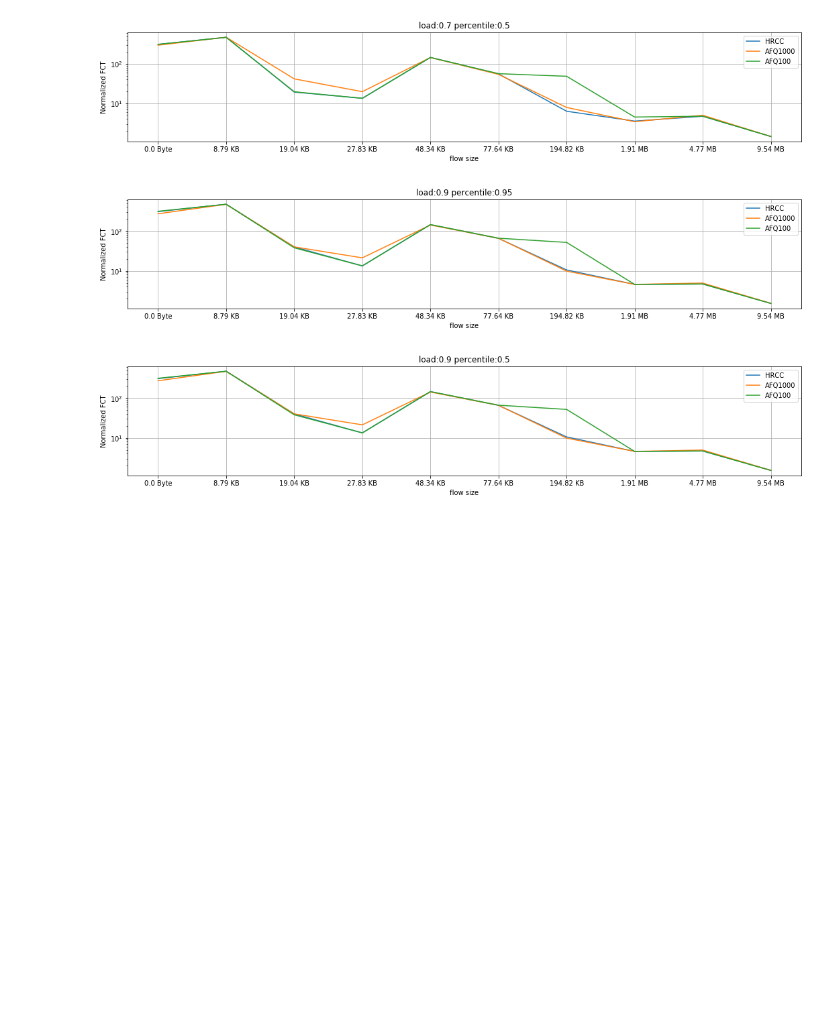
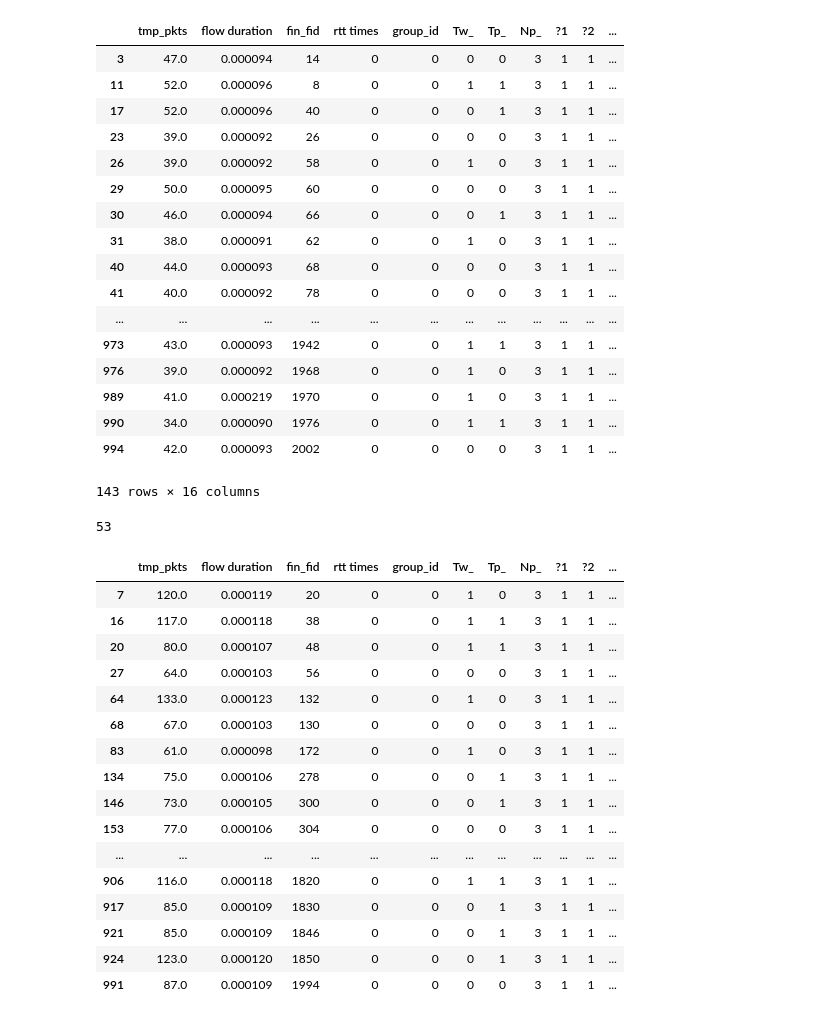
Before and after one commit to Peixuan670/HyLine, a Jupyter notebook: singlenode_bottleneck/notebook/FCT.ipynb, the cells around one changed output. Saved outputs shown, nothing was run; the diff lists cells and outputs as text; code cells hidden in the pictures; blank space fills up the shorter version.

```diff
--- a/singlenode_bottleneck/notebook/FCT.ipynb
+++ b/singlenode_bottleneck/notebook/FCT.ipynb
@@ -128,3 +148,0 @@ class FCT:
-# %%
-FCT_analysis = FCT("/home/ovs2/lining/Gearbox/automatic/", "Topology-incast-singlenode.tcl", 100, \
-                  [.1, .2, .3, .4, .5, .6, .7, .8, .9, .95], ["AFQ10", "HRCC", "DropTail", "AFQ100", "AFQ1000"])
@@ -131,18 +181,24 @@ FCT_analysis = FCT("/home/ovs2/lining/Gearbox/automatic/", "Topology-incast-sing
 # %%
-# Byte
-flow_size=[0, 6, 13, 19, 33, 53, 133, 1333, 3333, 6667, float('inf')]
-print([FCT_analysis.humanbytes(i*1500) for i in flow_size])
-algs=["AFQ10", "HRCC", "DropTail", "AFQ100", "AFQ1000"]
-algs=["HRCC", "AFQ1000", "AFQ100"]
-# when scale = [0,0], there is no adjust to the graph
-scale=[150,100]
-scale=[0,0]
-FCT_analysis.plot_FCT_percentile_fix_load(algs, .3, .95, flow_size, scale)
-FCT_analysis.plot_FCT_percentile_fix_load(algs, .3, .5, flow_size, scale)
-FCT_analysis.plot_FCT_percentile_fix_load(algs, .5, .95, flow_size, scale)
-FCT_analysis.plot_FCT_percentile_fix_load(algs, .5, .5, flow_size, scale)
-FCT_analysis.plot_FCT_percentile_fix_load(algs, .7, .95, flow_size, scale)
-FCT_analysis.plot_FCT_percentile_fix_load(algs, .7, .5, flow_size, scale)
-FCT_analysis.plot_FCT_percentile_fix_load(algs, .9, .95, flow_size, scale)
-FCT_analysis.plot_FCT_percentile_fix_load(algs, .9, .5, flow_size, scale)
+if __name__ == '__main__':
+    FCT_analysis = FCT("/home/ovs2/lining/Gearbox/automatic/obsolete/", "Topology-incast-singlenode.tcl",\
+                   1000, \
+                   [.1, .2, .3, .4, .5, .6, .7, .8, .9, .95], \
+                   # ["AFQ10", "HRCC", "DropTail", "AFQ100", "AFQ1000",\
+                   ["DropTail-100", "DropTail-200", "DropTail", "DropTail-500", "DropTail-1000", "DropTail-1500", "DropTail-2000"])
+    # Byte
+    flow_size=[0, 6, 13, 19, 33, 53, 133, 1333, 3333, 6667, float('inf')]
+    print([FCT_analysis.humanbytes(i*1500) for i in flow_size])
+    #algs=["AFQ10", "HRCC", "DropTail", "AFQ100", "AFQ1000"]
+    #algs=["HRCC", "AFQ1000", "AFQ100"]
+    algs=["DropTail-100", "DropTail-200", "DropTail", "DropTail-500", "DropTail-1000", "DropTail-1500", "DropTail-2000"]
+    # when scale = [0,0], there is no adjust to the graph
+    scale=[150,100]
+    scale=[0,0]
+    for load in [.1, .2, .3, .4, .5, .6, .7, .8, .9, .95]:
+        FCT_analysis.plot_FCT_percentile_fix_load(algs, load, .95, flow_size, scale)
+
+    FCT_analysis.plotting_mean_FCT()
+
+    for alg in algs:
+        FCT_analysis.plot_FCT_flowsize(alg, 0.5, label=alg, scale=[0, 0])
 # %% [output]
@@ -155,3 +206,36 @@ FCT_analysis.plot_FCT_percentile_fix_load(algs, .9, .5, flow_size, scale)
-[figure, removed]
-[figure, removed]
-[figure, removed]
+|  | tmp_pkts | flow duration | fin_fid | rtt times | group_id | Tw_ | Tp_ | Np_ | ?1 | ?2 | ... |
+| 3 | 47.0 | 0.000094 | 14 | 0 | 0 | 0 | 0 | 3 | 1 | 1 | ... |
+| 11 | 52.0 | 0.000096 | 8 | 0 | 0 | 1 | 1 | 3 | 1 | 1 | ... |
+| 17 | 52.0 | 0.000096 | 40 | 0 | 0 | 0 | 1 | 3 | 1 | 1 | ... |
+| 23 | 39.0 | 0.000092 | 26 | 0 | 0 | 0 | 0 | 3 | 1 | 1 | ... |
+| 26 | 39.0 | 0.000092 | 58 | 0 | 0 | 1 | 0 | 3 | 1 | 1 | ... |
+| 29 | 50.0 | 0.000095 | 60 | 0 | 0 | 0 | 0 | 3 | 1 | 1 | ... |
+| 30 | 46.0 | 0.000094 | 66 | 0 | 0 | 0 | 1 | 3 | 1 | 1 | ... |
+| 31 | 38.0 | 0.000091 | 62 | 0 | 0 | 1 | 0 | 3 | 1 | 1 | ... |
+| 40 | 44.0 | 0.000093 | 68 | 0 | 0 | 0 | 0 | 3 | 1 | 1 | ... |
+| 41 | 40.0 | 0.000092 | 78 | 0 | 0 | 0 | 0 | 3 | 1 | 1 | ... |
+| ... | ... | ... | ... | ... | ... | ... | ... | ... | ... | ... | ... |
+| 973 | 43.0 | 0.000093 | 1942 | 0 | 0 | 1 | 1 | 3 | 1 | 1 | ... |
+| 976 | 39.0 | 0.000092 | 1968 | 0 | 0 | 1 | 0 | 3 | 1 | 1 | ... |
+| 989 | 41.0 | 0.000219 | 1970 | 0 | 0 | 1 | 0 | 3 | 1 | 1 | ... |
+| 990 | 34.0 | 0.000090 | 1976 | 0 | 0 | 1 | 1 | 3 | 1 | 1 | ... |
+| 994 | 42.0 | 0.000093 | 2002 | 0 | 0 | 0 | 0 | 3 | 1 | 1 | ... |
+143 rows × 16 columns
+53
+|  | tmp_pkts | flow duration | fin_fid | rtt times | group_id | Tw_ | Tp_ | Np_ | ?1 | ?2 | ... |
+| 7 | 120.0 | 0.000119 | 20 | 0 | 0 | 1 | 0 | 3 | 1 | 1 | ... |
+| 16 | 117.0 | 0.000118 | 38 | 0 | 0 | 1 | 1 | 3 | 1 | 1 | ... |
+| 20 | 80.0 | 0.000107 | 48 | 0 | 0 | 1 | 1 | 3 | 1 | 1 | ... |
+| 27 | 64.0 | 0.000103 | 56 | 0 | 0 | 0 | 0 | 3 | 1 | 1 | ... |
+| 64 | 133.0 | 0.000123 | 132 | 0 | 0 | 1 | 0 | 3 | 1 | 1 | ... |
+| 68 | 67.0 | 0.000103 | 130 | 0 | 0 | 0 | 0 | 3 | 1 | 1 | ... |
+| 83 | 61.0 | 0.000098 | 172 | 0 | 0 | 1 | 0 | 3 | 1 | 1 | ... |
+| 134 | 75.0 | 0.000106 | 278 | 0 | 0 | 0 | 1 | 3 | 1 | 1 | ... |
+| 146 | 73.0 | 0.000105 | 300 | 0 | 0 | 0 | 1 | 3 | 1 | 1 | ... |
+| 153 | 77.0 | 0.000106 | 304 | 0 | 0 | 0 | 0 | 3 | 1 | 1 | ... |
+| ... | ... | ... | ... | ... | ... | ... | ... | ... | ... | ... | ... |
+| 906 | 116.0 | 0.000118 | 1820 | 0 | 0 | 1 | 1 | 3 | 1 | 1 | ... |
+| 917 | 85.0 | 0.000109 | 1830 | 0 | 0 | 0 | 1 | 3 | 1 | 1 | ... |
+| 921 | 85.0 | 0.000109 | 1846 | 0 | 0 | 0 | 1 | 3 | 1 | 1 | ... |
+| 924 | 123.0 | 0.000120 | 1850 | 0 | 0 | 0 | 1 | 3 | 1 | 1 | ... |
+| 991 | 87.0 | 0.000109 | 1994 | 0 | 0 | 0 | 0 | 3 | 1 | 1 | ... |
```
Also changed, not shown: parts of 6 cells of this notebook, 5 other files.
